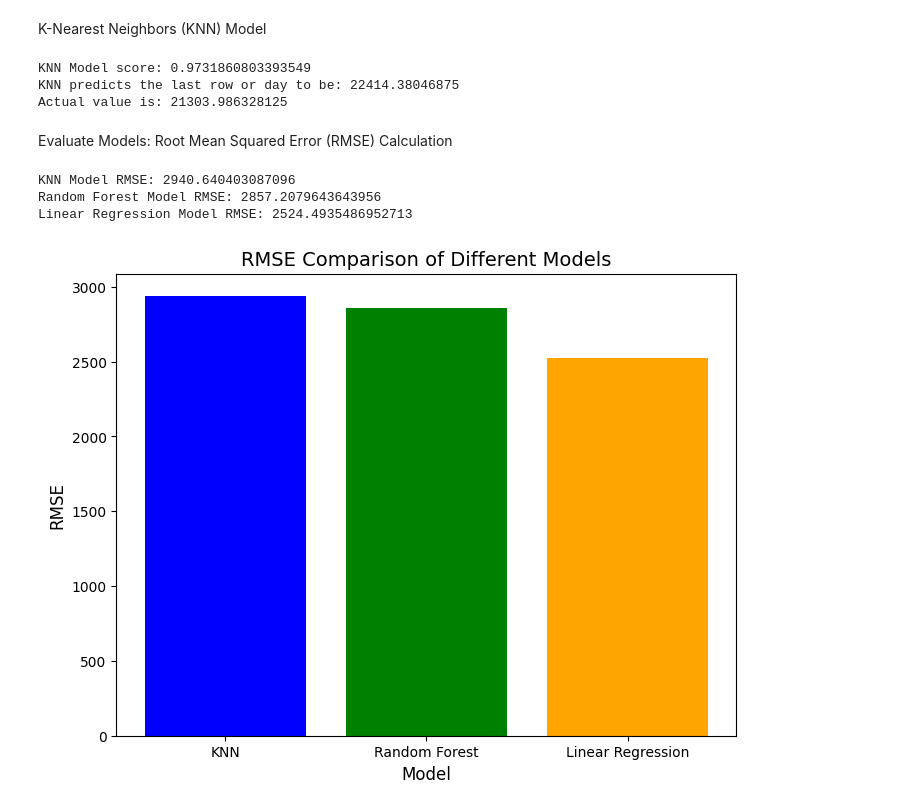
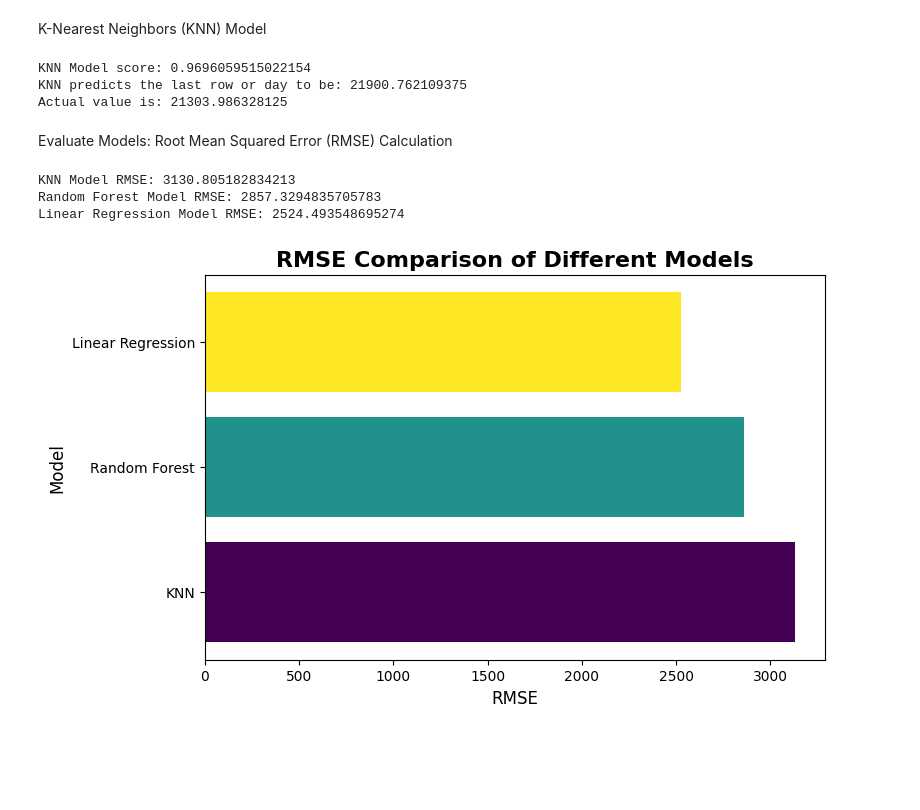
Before and after one commit to CleliaCaetano/Predicting-Cryptocurrency-Prices, a Jupyter notebook: Predicting_Cryptocurrency_Prices.ipynb, the cells around one changed output. Saved outputs shown, nothing was run; the diff lists cells and outputs as text; code cells hidden in the pictures; blank space fills up the shorter version.

```diff
--- a/Predicting_Cryptocurrency_Prices.ipynb
+++ b/Predicting_Cryptocurrency_Prices.ipynb
@@ -507,7 +507,7 @@ df.describe().round(2)
 # %% [markdown]
 Feature Engineering
 # %%
-# Create column by calculating the Price Spread (High - Low) and Price Change (Close - Open)
+# Create columns by calculating the Price Spread (High - Low) and Price Change (Close - Open)
 df['Price_Change'] = df['Close'] - df['Open']
 df['Price_Spread'] = df['High'] - df['Low']
 
@@ -518,7 +518,7 @@ time_windows = {
 
 # Shift the 'Close' column by the number of days for each time window and create new target columns
 for target_name, days in time_windows.items():
-    df['Closing_Price'] = df[target_name].shift(days)
+    df[f'{target_name}_Shifted_{days}'] = df[target_name].shift(days)
 
 # Drop rows with NaN values in any of the target columns (due to shifting)
 df = df.dropna()
@@ -526,9 +526,9 @@ df = df.dropna()
 # Define feature columns
 features = ['Open', 'High', 'Low', 'Volume', 'Price_Change', 'Price_Spread']
 
-# Define X (features) and y (target)
+# Define X (features) and y (target) using the shifted 'Close' as the target
 X = df[features]
-y = df['Closing_Price']  # Target variable: shifted close
+y = df['Close_Shifted_5']  # Target variable: shifted close (5 days)
 
 # DataFrame now has a target column for the respective time window
 print(df.head())
@@ -551,11 +551,11 @@ Normalization - Scaling the Features
 # %%
-from sklearn.preprocessing import MinMaxScaler
+from sklearn.preprocessing import StandardScaler
 
 # Select numerical features
 features = ['Open', 'High', 'Low', 'Volume', 'Price_Change', 'Price_Spread']
 
 # Scaling the features
-scaler = MinMaxScaler()
+scaler = StandardScaler()
 
 # Fit and transform the selected features
 df[features] = scaler.fit_transform(df[features])
@@ -647,8 +647,8 @@ from sklearn.model_selection import train_test_split
 features = ['High', 'Low', 'Open', 'Price_Spread']  # Independent variables (features)
 X = df[features]  # Features
 
-# Use 'Closing_Price' as the target variable
-y = df['Closing_Price']   # Target variable (shifted closing price)
+# Use 'Close_Shifted_5' as the target variable
+y = df['Close_Shifted_5']   # Target variable
 
 # Split the data into training and testing sets
 X_train, X_test, y_train, y_test = train_test_split(X, y, test_size=0.3, random_state=42)
@@ -752,8 +752,8 @@ knn_result = {'model': knn_model, 'predictions': knn_predictions, 'y_test': y_te
 print('KNN predicts the last row or day to be:', knn_last_prediction[0])
 print('Actual value is:', df['Close'].tail(1).values[0])
 # %% [output]
-KNN Model score: 0.9731860803393549
-KNN predicts the last row or day to be: 22414.38046875
+KNN Model score: 0.9696059515022154
+KNN predicts the last row or day to be: 21900.762109375
 Actual value is: 21303.986328125
 # %% [markdown]
 Evaluate Models: Root Mean Squared Error (RMSE) Calculation
@@ -779,24 +779,26 @@ print(f'KNN Model RMSE: {knn_rmse}')
 print(f'Random Forest Model RMSE: {rf_rmse}')
 print(f'Linear Regression Model RMSE: {lr_rmse}')
 # %% [output]
-KNN Model RMSE: 2940.640403087096
-Random Forest Model RMSE: 2857.2079643643956
-Linear Regression Model RMSE: 2524.4935486952713
+KNN Model RMSE: 3130.805182834213
+Random Forest Model RMSE: 2857.3294835705783
+Linear Regression Model RMSE: 2524.493548695274
 # %%
 # Define the RMSE values
 rmse_values = [knn_rmse, rf_rmse, lr_rmse]
 model_names = ['KNN', 'Random Forest', 'Linear Regression']
 
 # Create the plot
-plt.figure(figsize=(8, 6))
-plt.bar(model_names, rmse_values, color=['blue', 'green', 'orange'])
+plt.figure(figsize=(8, 5))
+
+# Horizontal bar plot with gradient color
+plt.barh(model_names, rmse_values, color=plt.cm.viridis(np.linspace(0, 1, len(rmse_values))))
 
 # Add title and labels
-plt.title('RMSE Comparison of Different Models', fontsize=14)
-plt.xlabel('Model', fontsize=12)
-plt.ylabel('RMSE', fontsize=12)
+plt.title('RMSE Comparison of Different Models', fontsize=16, fontweight='bold')
+plt.xlabel('RMSE', fontsize=12)
+plt.ylabel('Model', fontsize=12)
 
 # Show the plot
 plt.show()
 # %% [output]
-[figure, old version]
+[figure, new version]
```
Also changed, not shown: parts of 14 cells of this notebook.
